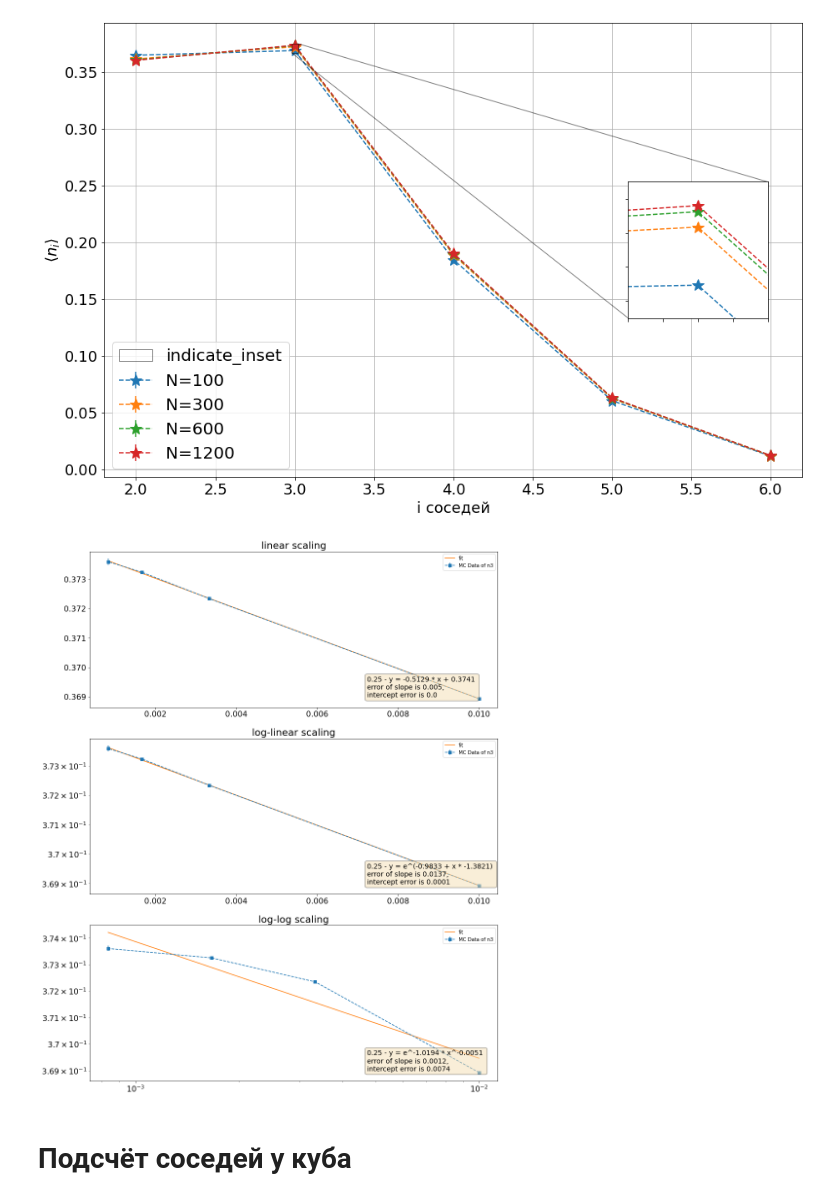
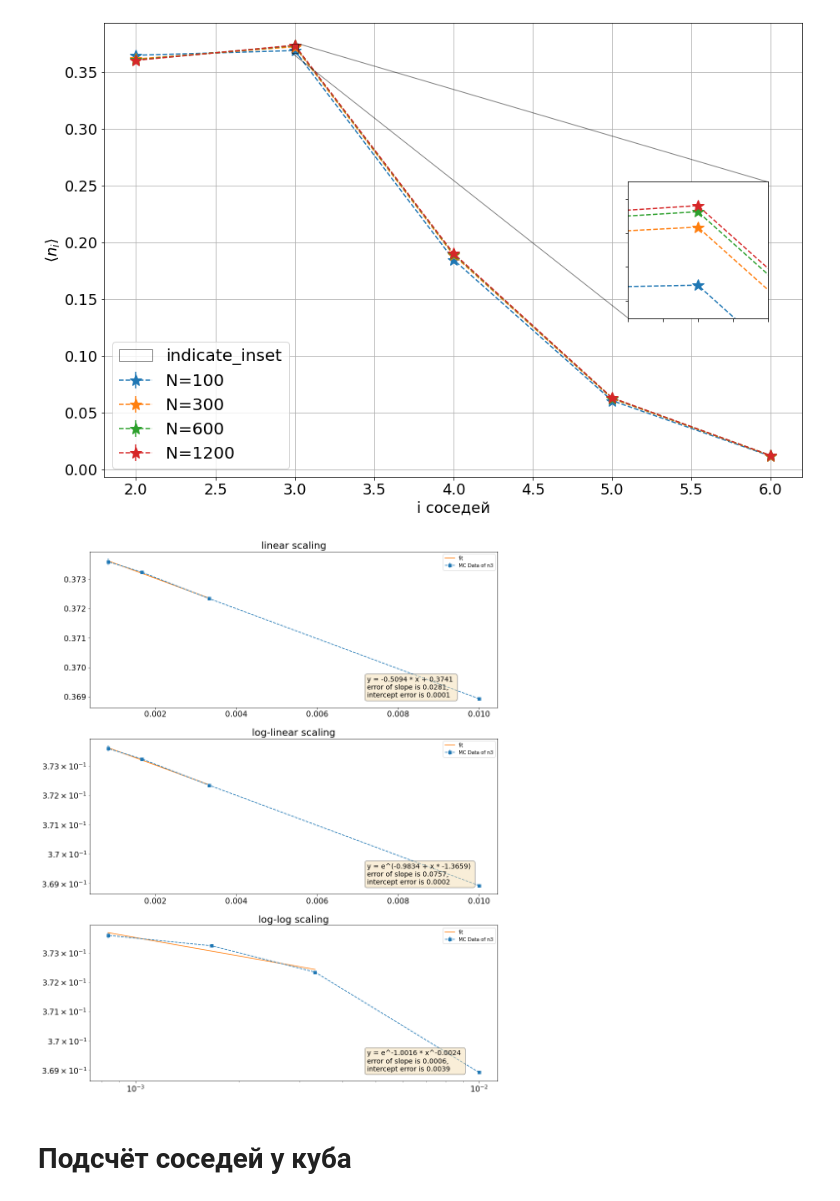
Before and after one commit to Chpel/ProjectMagnet, a Jupyter notebook: Расчёты .ipynb/Bulk_2-6.ipynb, the cells around one changed output. Drawn from its saved outputs; the diff is of its cells as text; code cells hidden in the pictures.

```diff
--- a/Расчёты .ipynb/Bulk_2-6.ipynb
+++ b/Расчёты .ipynb/Bulk_2-6.ipynb
@@ -422,37 +422,38 @@ ax.legend(fontsize=20)
 # %%
 fig, axes = plt.subplots(3, 1, figsize=(15,20))
 x = 1/data[:,0]
 y = data[:,5]
 dy = data[:,6]
 for i, scaling, ax in zip([0,1,2], [('linear', 'linear'), ('log', 'linear'), ('log', 'log')], axes):
     ax.errorbar(x, y, yerr=dy, fmt="s--", label="MC Data of n3")
     ax.set_xscale(scaling[1])
     ax.set_yscale(scaling[0])
-
+    x_reg = x[1:]
+    y_reg = y[1:]
     if scaling[0] == 'linear' and scaling[1] == 'linear':
         title = 'linear scaling'
-        res = linR(x,y)
-        y_sc = res.slope * x + res.intercept
+        res = linR(x_reg,y_reg)
+        y_sc = res.slope * x_reg + res.intercept
         textf = f"{round(res.slope, 4)} * x + {round(res.intercept, 4)} \n"
     elif scaling[0] == 'log' and scaling[1] == 'linear':
         title = 'log-linear scaling'
-        res = linR(x, np.log(y))
-        y_sc = np.exp(res.slope * x + res.intercept)
+        res = linR(x_reg, np.log(y_reg))
+        y_sc = np.exp(res.slope * x_reg + res.intercept)
         textf = f"e^({round(res.intercept, 4)} + x * {round(res.slope, 4)}) \n"
     else:
         title = 'log-log scaling'
-        res = linR(np.log(x), np.log(y))
-        y_sc = np.exp(res.intercept) * x ** res.slope
+        res = linR(np.log(x_reg), np.log(y_reg))
+        y_sc = np.exp(res.intercept) * x_reg ** res.slope
         textf = f"e^{round(res.intercept, 4)} * x^{round(res.slope, 4)} \n"
-    textstr = "0.25 - y = " + textf + f"error of slope is {round(res.stderr, 4)},\n" + f"intercept error is {round(res.intercept_stderr, 4)}"
+    textstr = "y = " + textf + f"error of slope is {round(res.stderr, 4)},\n" + f"intercept error is {round(res.intercept_stderr, 4)}"
     props = dict(boxstyle='round', facecolor='wheat', alpha=0.5)
     ax.text(0.68, 0.2, textstr, transform=ax.transAxes, fontsize=14, verticalalignment='top', bbox=props)
     ax.set_title(title, fontsize=20)
     ax.tick_params(labelsize=16, which='both')
-    ax.plot(x, y_sc, label='fit')
+    ax.plot(x_reg, y_sc, label='fit')
     ax.legend()
 # %% [output]
-[figure, old version]
+[figure, new version]
 # %% [markdown]
 # Подсчёт соседей у куба
 # %%
```
Also changed, not shown: parts of 3 cells of this notebook, 3 other files.
